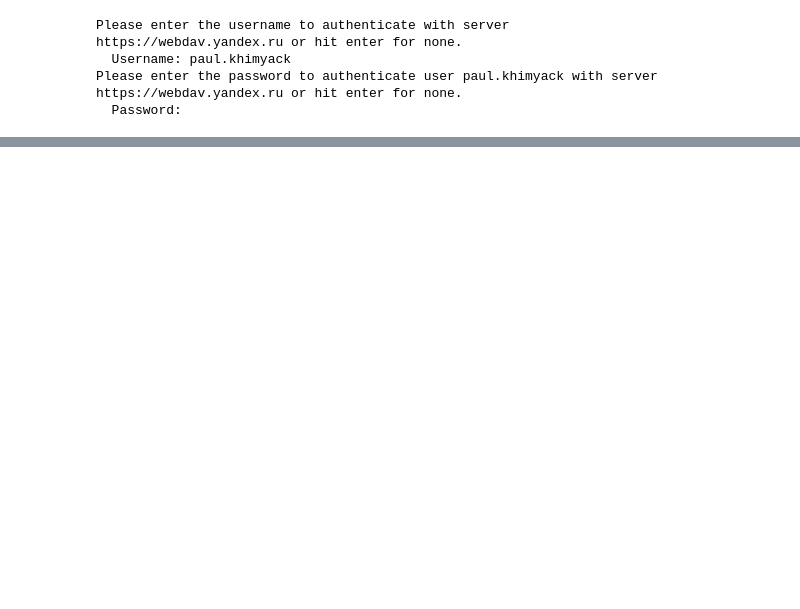
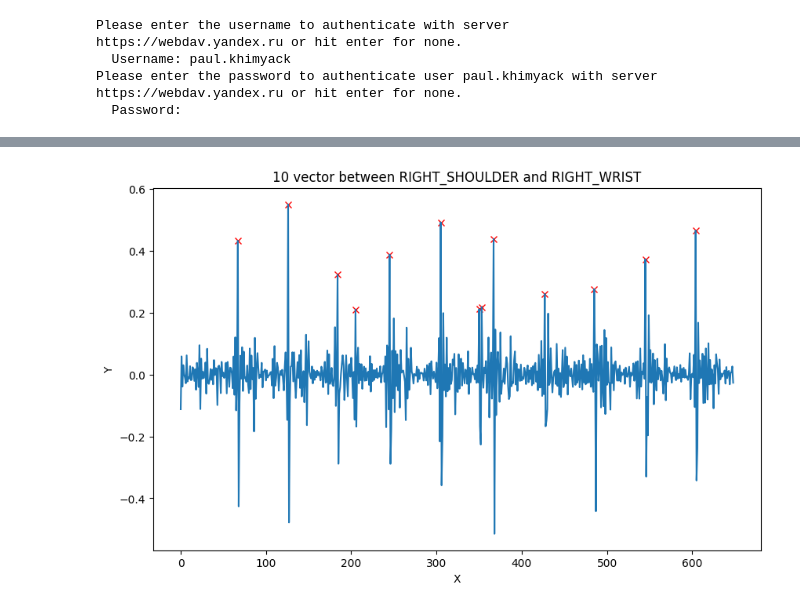
Before and after one commit to terrainternship/KARATE_2step_s, a Jupyter notebook: Pavel_Khimyack/pose_embedder.ipynb, the cells around one changed output, grey strips where cells are left out. Saved outputs shown, nothing was run; the diff lists cells and outputs as text; code cells hidden in the pictures; blank space fills up the shorter version.

```diff
--- a/Pavel_Khimyack/pose_embedder.ipynb
+++ b/Pavel_Khimyack/pose_embedder.ipynb
@@ -424,0 +190,30 @@ plt.show()
+# %%
+pose_visualizer = PoseVisualizer()
+video_dataset = VideoDataset(
+    pd.read_excel(CFG_DATASET_FILES_INDICES, index_col=0),
+    pd.read_excel(CFG_DATASET_FRAMES_LANDAMRKS, index_col=0),
+    dataset_dir = CFG_DATASET_DIR
+    )
+#pose_embedder = DubrovinaEmbedder()
+# %%
+#pose_embedder = FullBodyPoseEmbedder(torso_size_multiplier=1)
+from uii_karate_internship_code.src.embedder.dubrovina import DubrovinaEmbedder
+from uii_karate_internship_code.src.embedder.base import FullBodyPoseEmbedder
+
+pose_embedder = DubrovinaEmbedder()
+
+embeddings_list = []
+for idx, row in video_dataset.df_frames.iterrows():
+
+  landmarks_data = row['landmarks']
+  pose_landmarks = DetectionResultProxy._convert_for_mediapipe(json.loads(landmarks_data)).pose_landmarks[0]
+  frame_height, frame_width = 1, 1
+  pose_landmarks = np.array([
+        [lmk.x * frame_width, lmk.y * frame_height, lmk.z * frame_width] for lmk in pose_landmarks
+      ], dtype=np.float32)
+  assert pose_landmarks.shape == (33, 3), 'Unexpected landmarks shape: {}'.format(pose_landmarks.shape)
+  embeddings_list.append(pose_embedder(pose_landmarks))
+# %%
+embeddings_list = np.array(embeddings_list)
+embeddings_list_diff = np.diff(embeddings_list, axis = 0)
+embeddings_list_diff2 = np.diff(embeddings_list_diff, axis = 0)
@@ -424,0 +294,13 @@ plt.show()
+# %%
+peaks_sets = show_vectors(np.sum(np.array(embeddings_list_diff2), axis = -1),
+    pose_embedder,
+
+    [10],
+    #prominance = 0.4,
+    height = 0.2,
+    #width = 0.5,
+    #distance = 20,
+    #threshold = 0.2,
+    )
+# %% [output]
+[figure, added]
```
Also changed, not shown: parts of 52 cells of this notebook, 2 other files.
